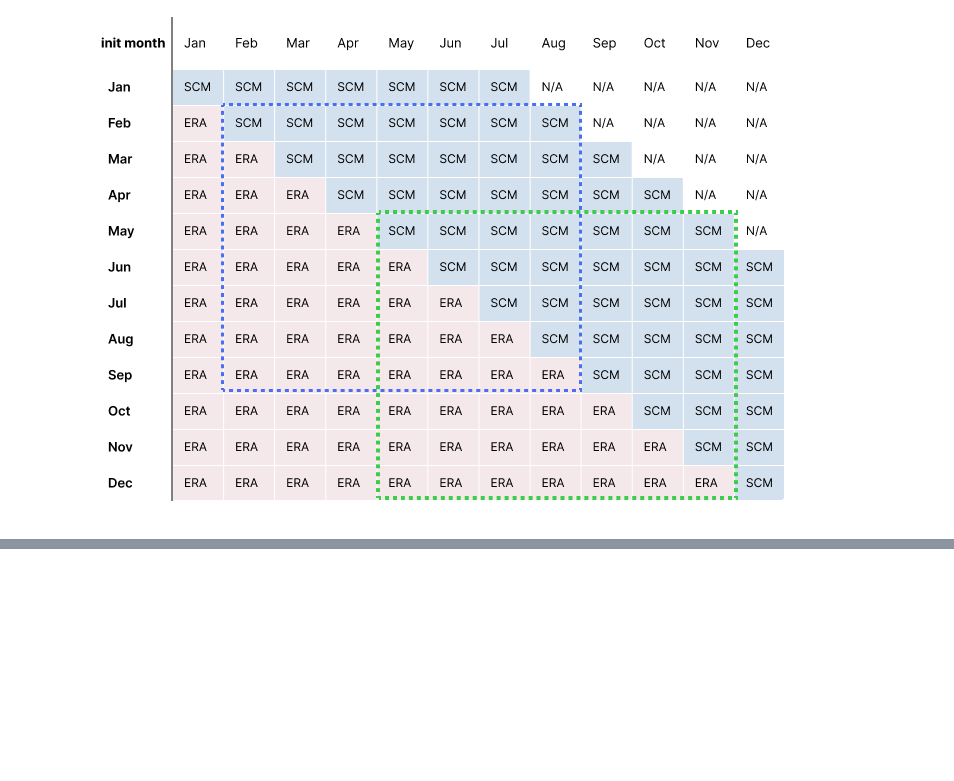
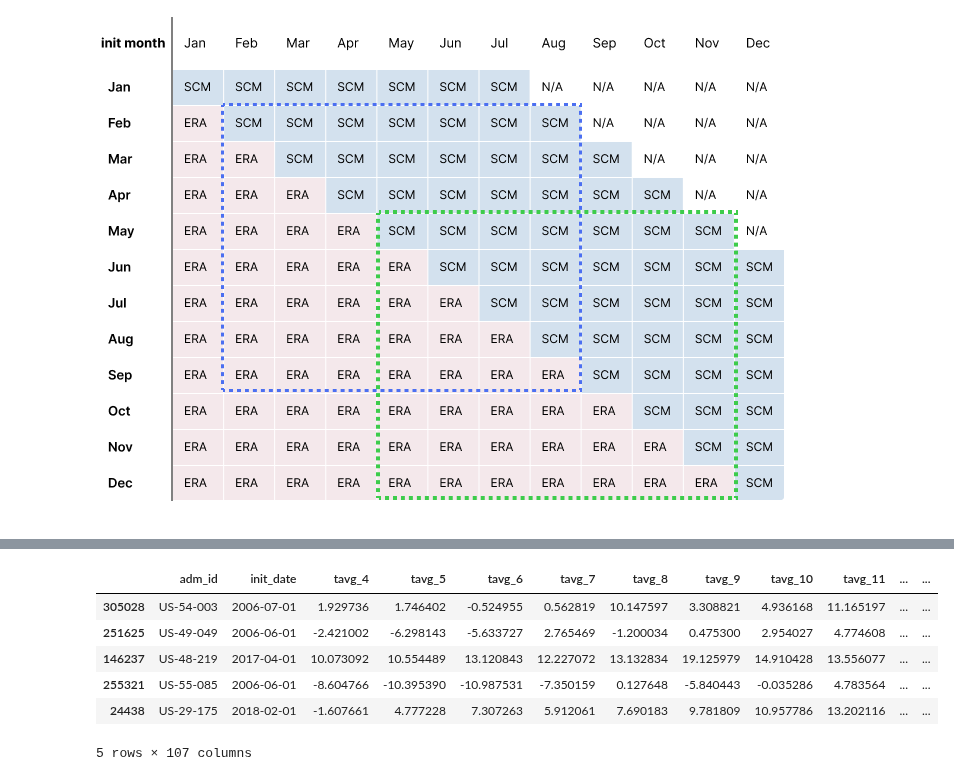
Before and after one commit to ellaampy/seasonal-yield-forecast, a Jupyter notebook: data_preparation/3_ecmwf_preprocessing.ipynb, the cells around one changed output, grey strips where cells are left out. Cells and saved outputs as stored; diff of their text form; code cells hidden in the pictures; blank space fills up the shorter version.

```diff
--- a/data_preparation/3_ecmwf_preprocessing.ipynb
+++ b/data_preparation/3_ecmwf_preprocessing.ipynb
@@ -87,10 +57,0 @@ Index(['crop_name', 'adm_id', 'date', 'tmin', 'tmax', 'prec', 'rad', 'tavg',
-# %%
-era = era.assign(date=pd.to_datetime(era["date"], format="%Y%m%d"), year=pd.to_datetime(era["date"], format="%Y%m%d").dt.year)
-
-era_resampled = (era
-                 .groupby(["adm_id", "year"]).resample("8D", on="date")[["tmin", "tmax", "prec", "tavg"]].mean().reset_index()
-                 .rename(columns={"date":"start_date_bin"})
-                 )
-
-era_resampled = era_resampled.assign(time_step=era_resampled["start_date_bin"].apply(lambda x: day_of_year_to_time_step[x.day_of_year]))
-era_resampled.sample(3)
@@ -153,0 +185,24 @@ scm_era = scm_era[[c for c in scm_era.columns if int(c.split("_")[-1]) in list(r
+# %%
+li = []
+for month in range(list(crop_season_in_months)[0], list(crop_season_in_months)[1]+1):
+    ecmwf = pd.read_csv("../data/ECMWF/{}/ecmwf_csv/ecmwf_{}.csv".format(ecmwf_country, number_to_month[month]))
+    ecmwf = preprocess.format_ecmwf_columns(ecmwf)
+    ecmwf = preprocess.filter_by_crop_season(ecmwf, crop_season_in_days_of_year)
+    ecmwf = preprocess.resample_ecmwf(ecmwf, crop_season_in_days_of_year)
+    ecmwf, first_time_step = preprocess.assign_ecmwf_forecasts_to_adm_units(ecmwf, country_gpd_crop)
+    era_pivot = preprocess.pivot_era(era_resampled.loc[era_resampled["time_step"] < first_time_step])
+    era_ecmwf = era_pivot.merge(ecmwf, on=["adm_id", "harvest_year"], how="right")
+    li.append(era_ecmwf)
+
+era_end_of_season = preprocess.create_end_of_season(era_resampled, crop_season_in_months)
+li.append(era_end_of_season)
+era_ecmwf = pd.concat(li, ignore_index=True)
+era_ecmwf.sample(5)
+# %% [output]
+|  | adm_id | init_date | tavg_4 | tavg_5 | tavg_6 | tavg_7 | tavg_8 | tavg_9 | tavg_10 | tavg_11 | ... | ... |
+| 305028 | US-54-003 | 2006-07-01 | 1.929736 | 1.746402 | -0.524955 | 0.562819 | 10.147597 | 3.308821 | 4.936168 | 11.165197 | ... | ... |
+| 251625 | US-49-049 | 2006-06-01 | -2.421002 | -6.298143 | -5.633727 | 2.765469 | -1.200034 | 0.475300 | 2.954027 | 4.774608 | ... | ... |
+| 146237 | US-48-219 | 2017-04-01 | 10.073092 | 10.554489 | 13.120843 | 12.227072 | 13.132834 | 19.125979 | 14.910428 | 13.556077 | ... | ... |
+| 255321 | US-55-085 | 2006-06-01 | -8.604766 | -10.395390 | -10.987531 | -7.350159 | 0.127648 | -5.840443 | -0.035286 | 4.783564 | ... | ... |
+| 24438 | US-29-175 | 2018-02-01 | -1.607661 | 4.777228 | 7.307263 | 5.912061 | 7.690183 | 9.781809 | 10.957786 | 13.202116 | ... | ... |
+5 rows × 107 columns
```
Also changed, not shown: parts of 17 cells of this notebook, 1 other file.
